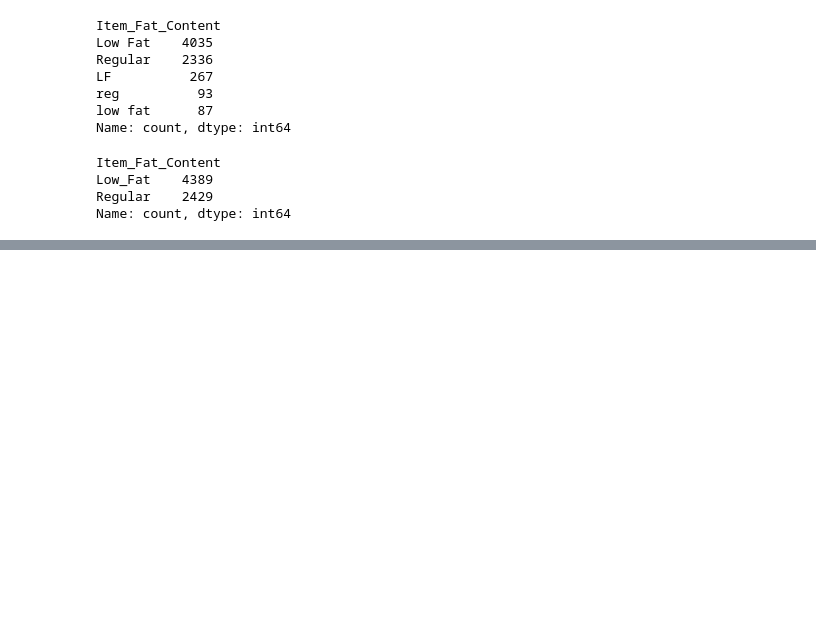
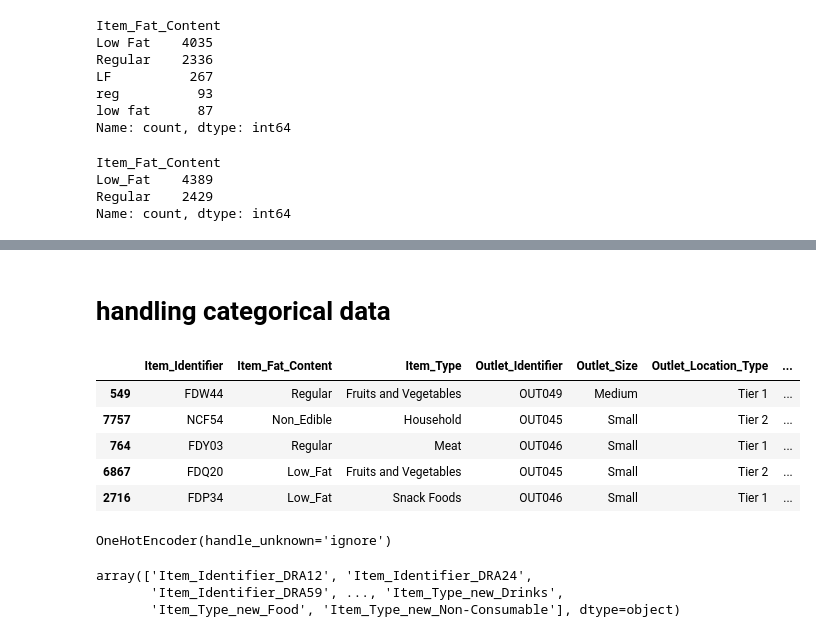
Before and after one commit to R0Njd/Data_Sc, a Jupyter notebook: sales prediction/sales.ipynb, the cells around one changed output, grey strips where cells are left out. Cells and saved outputs as stored; diff of their text form; code cells hidden in the pictures; blank space fills up the shorter version.

```diff
--- a/sales prediction/sales.ipynb
+++ b/sales prediction/sales.ipynb
@@ -434,0 +566,28 @@ X_train_c.loc[X_train_v]
+# %% [markdown]
+# handling categorical data
+# %%
+categorical_cols = Xtrain.select_dtypes(include=['object'])
+
+categorical_cols.head()
+# %% [output]
+|  | Item_Identifier | Item_Fat_Content | Item_Type | Outlet_Identifier | Outlet_Size | Outlet_Location_Type | ... |
+| 549 | FDW44 | Regular | Fruits and Vegetables | OUT049 | Medium | Tier 1 | ... |
+| 7757 | NCF54 | Non_Edible | Household | OUT045 | Small | Tier 2 | ... |
+| 764 | FDY03 | Regular | Meat | OUT046 | Small | Tier 1 | ... |
+| 6867 | FDQ20 | Low_Fat | Fruits and Vegetables | OUT045 | Small | Tier 2 | ... |
+| 2716 | FDP34 | Low_Fat | Snack Foods | OUT046 | Small | Tier 1 | ... |
+# %%
+#one hot encoding
+
+ohe = OneHotEncoder(handle_unknown='ignore')
+
+ohe.fit(categorical_cols)
+# %% [output]
+OneHotEncoder(handle_unknown='ignore')
+# %%
+ohe_cols = ohe.get_feature_names_out(input_features=categorical_cols.columns)
+ohe_cols
+# %% [output]
+array(['Item_Identifier_DRA12', 'Item_Identifier_DRA24',
+       'Item_Identifier_DRA59', ..., 'Item_Type_new_Drinks',
+       'Item_Type_new_Food', 'Item_Type_new_Non-Consumable'], dtype=object)
```
Also changed, not shown: parts of 49 cells of this notebook.
